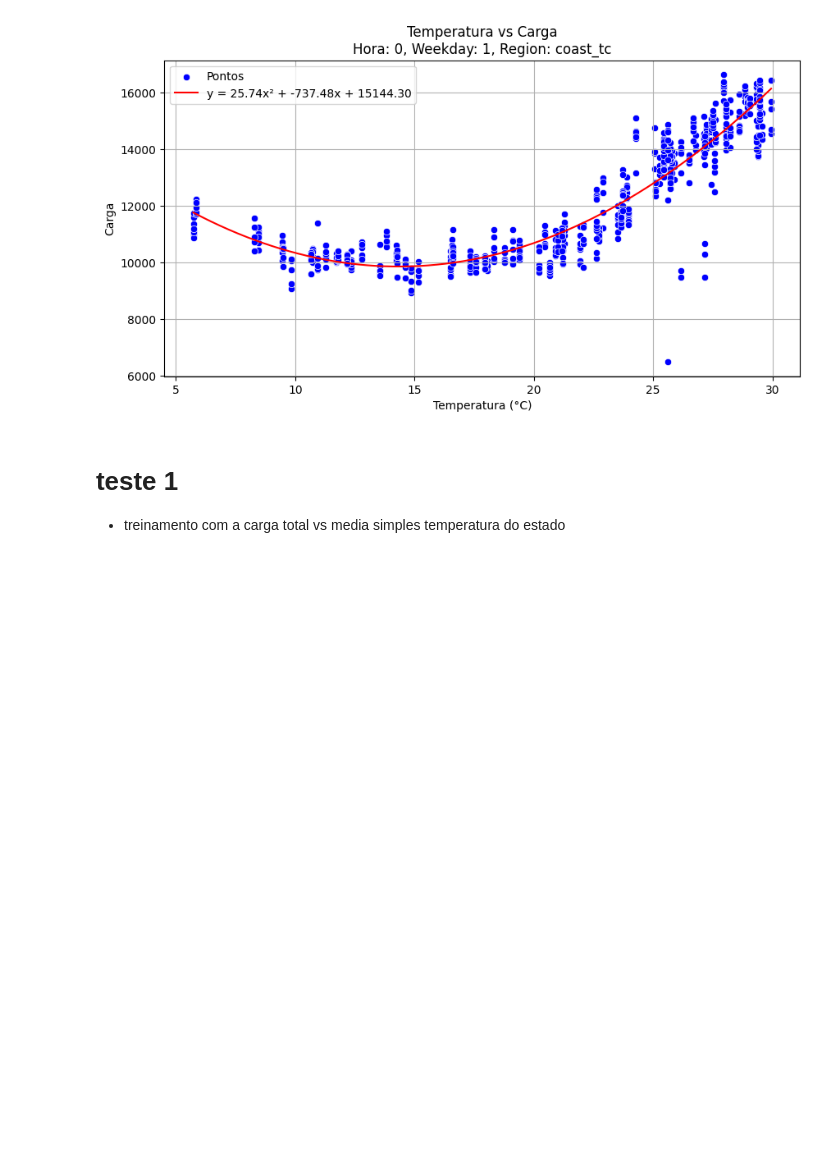
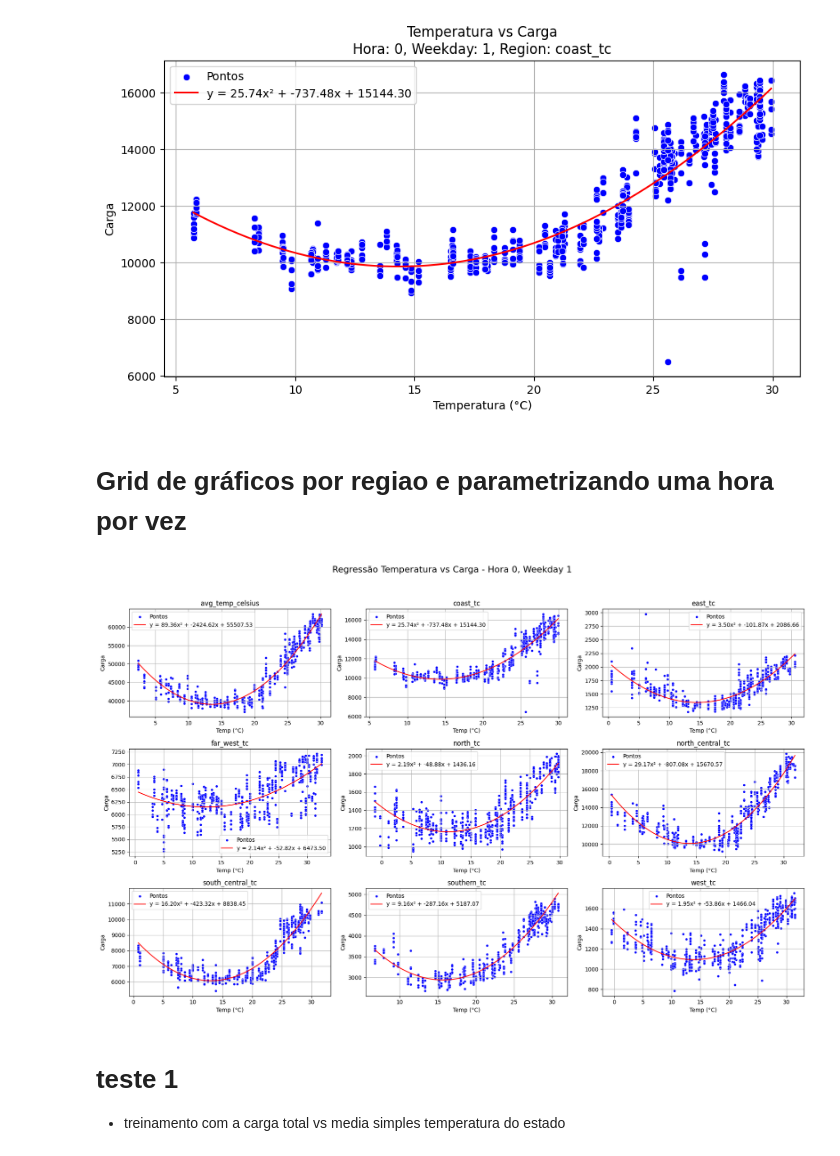
Before and after one commit to jrodrigotico/serena-tcc, a Jupyter notebook: debug_modelo.ipynb, the cells around one changed output. Drawn from its saved outputs; the diff is of its cells as text; code cells hidden in the pictures; blank space fills up the shorter version.

Commit message:
criacao do grid de graficos de linhas e pontos

```diff
--- a/debug_modelo.ipynb
+++ b/debug_modelo.ipynb
@@ -222,6 +224,12 @@ west_tc west_carga
 plotar_graficos(df= df , weekday= 1, hour= 0, region = 'coast_tc')
 # %% [output]
 [figure]
+# %% [markdown]
+# Grid de gráficos por regiao e parametrizando uma hora por vez
+# %%
+grid_graficos(df= df, hour=0, weekday= 1)
+# %% [output]
+[figure, added]
 # %% [markdown]
 # teste 1
 - treinamento com a carga total vs media simples temperatura do estado
```
Also changed, not shown: parts of 6 cells of this notebook, 1 other file.
